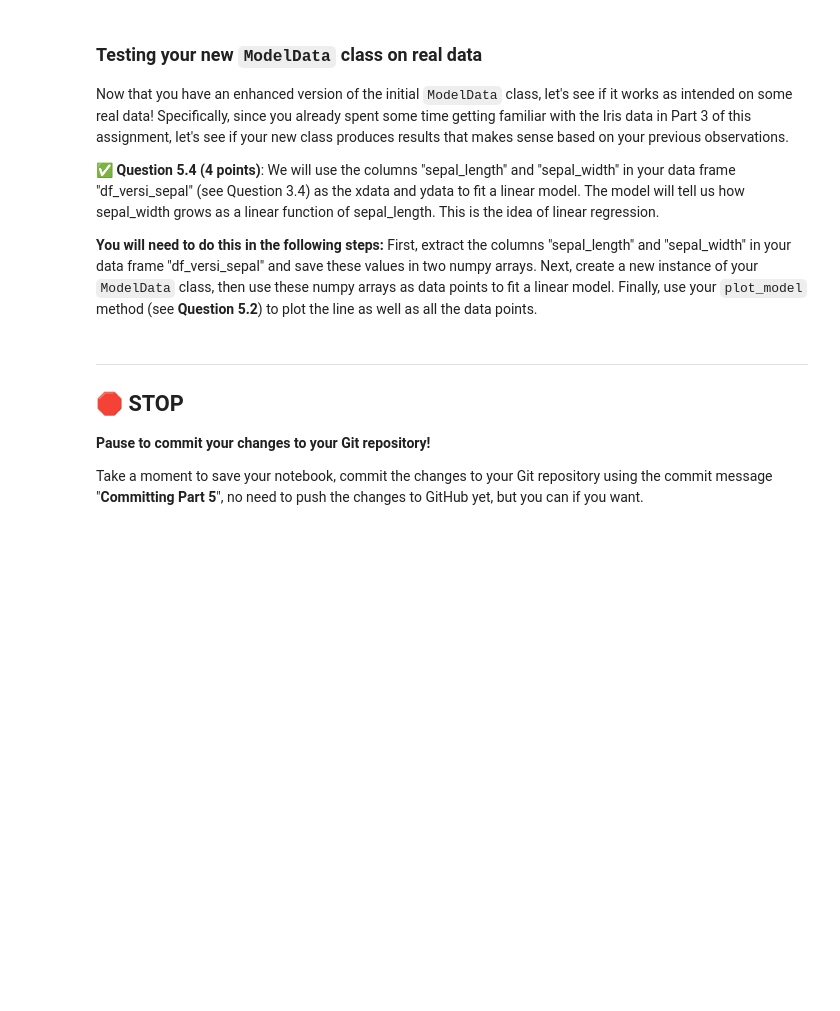
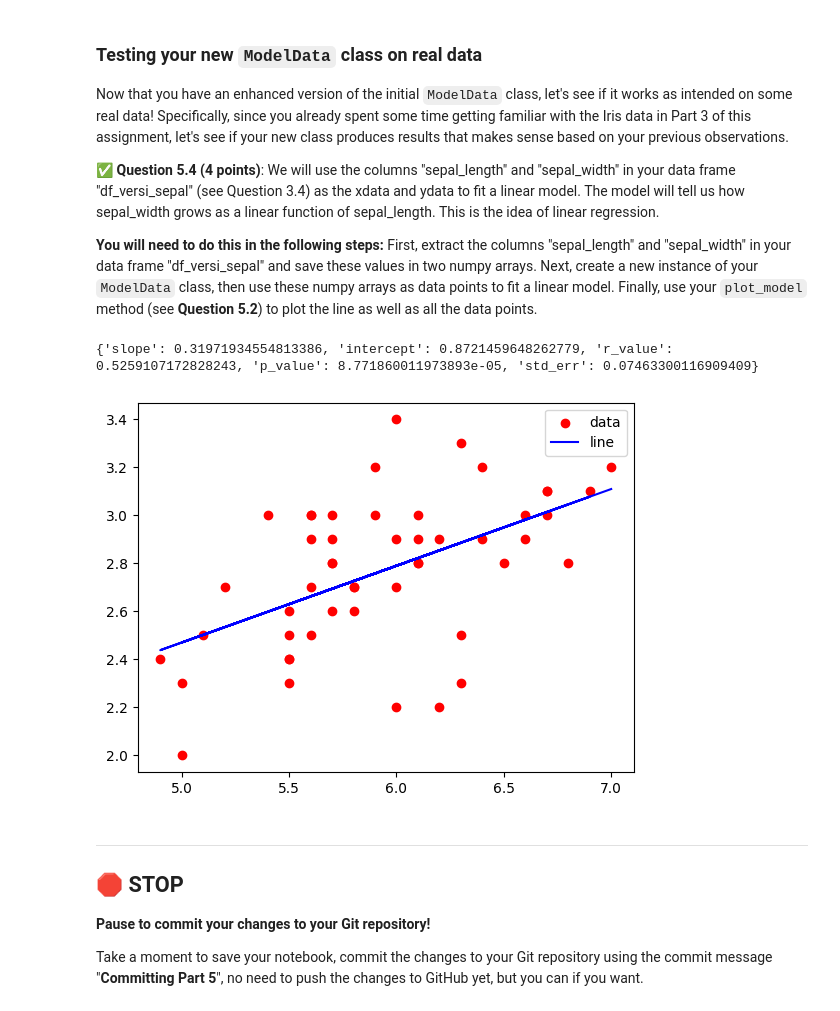
Before and after one commit to ethanfremder/CMSE202-f23-turnin, a Jupyter notebook: hw-01/HW-01_GitPracticeDebuggingPythonPackagesAndClasses-STUDENT.ipynb, the cells around one changed output. Saved outputs shown, nothing was run; the diff lists cells and outputs as text; code cells hidden in the pictures; blank space fills up the shorter version.

```diff
--- a/hw-01/HW-01_GitPracticeDebuggingPythonPackagesAndClasses-STUDENT.ipynb
+++ b/hw-01/HW-01_GitPracticeDebuggingPythonPackagesAndClasses-STUDENT.ipynb
@@ -514,8 +514,8 @@ import scipy.stats as st
 
 
 class ModelData:
-
-    def __init__(xdata, ydata):
+    #i added self to the init inputs
+    def __init__(self, xdata, ydata):
         self.xdata = xdata
         self.ydata = ydata
 
@@ -563,0 +565,14 @@ If you need to write any code to explore the nature of the bug, please do so in
+# %%
+# Put your non-buggy code here
+import matplotlib.pyplot as plt
+
+#the bug i had was that there was no 'self' so i added it into the class code with the init function
+x = np.random.randn(100)
+y = 2*x + 5 + np.random.normal(0, 0.5, 100)
+
+data = ModelData(x,y)
+stats = data.summary_stats()
+model = data.fit_linear_model()
+
+print(stats)
+print(model)
@@ -594,3 +671,20 @@ Now that you have an enhanced version of the initial `ModelData` class, let's se
+# %%
+### Put your code here
+xdata = df_versi_sepal['sepal_length']
+ydata = df_versi_sepal['sepal_width']
+
+x = np.array(xdata)
+y = np.array(ydata)
+
+data = ModelData(x,y)
+
+model = data.fit_linear_model()
+print(model)
+
+data.plot_model(model['slope'], model['intercept'])
+# %% [output]
+{'slope': 0.31971934554813386, 'intercept': 0.8721459648262779, 'r_value': 0.5259107172828243, 'p_value': 8.771860011973893e-05, 'std_err': 0.07463300116909409}
+[figure, added]
 # %% [markdown]
 ---
 ## &#128721; STOP
```
Also changed, not shown: parts of 11 cells of this notebook.
